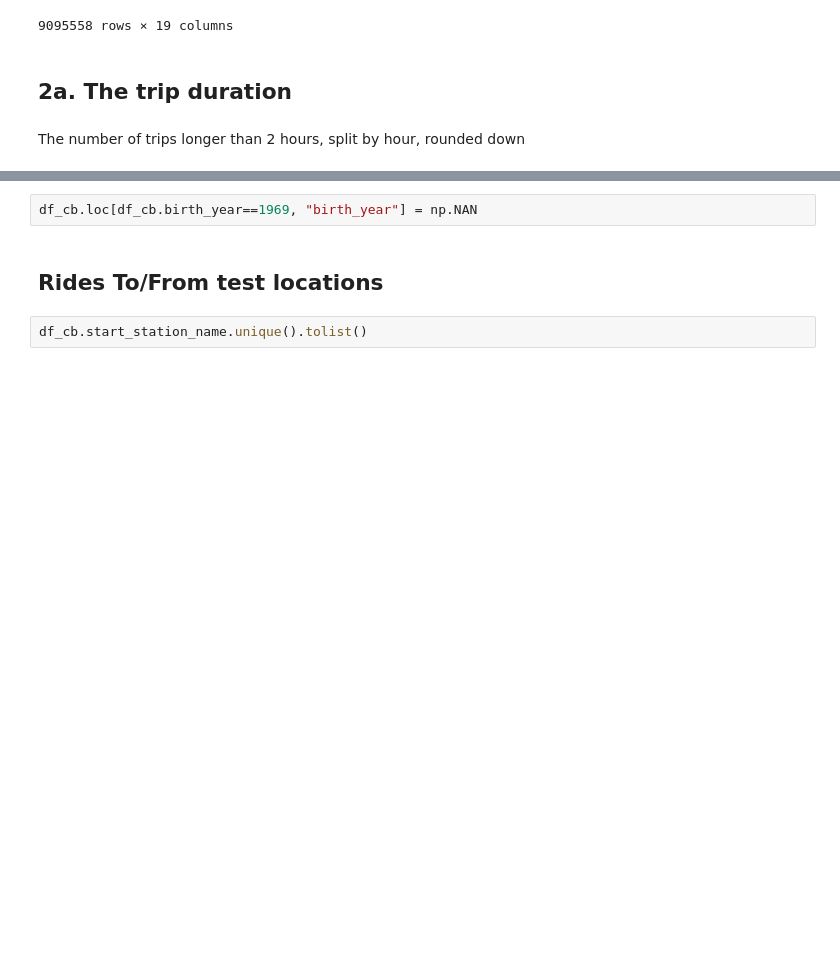
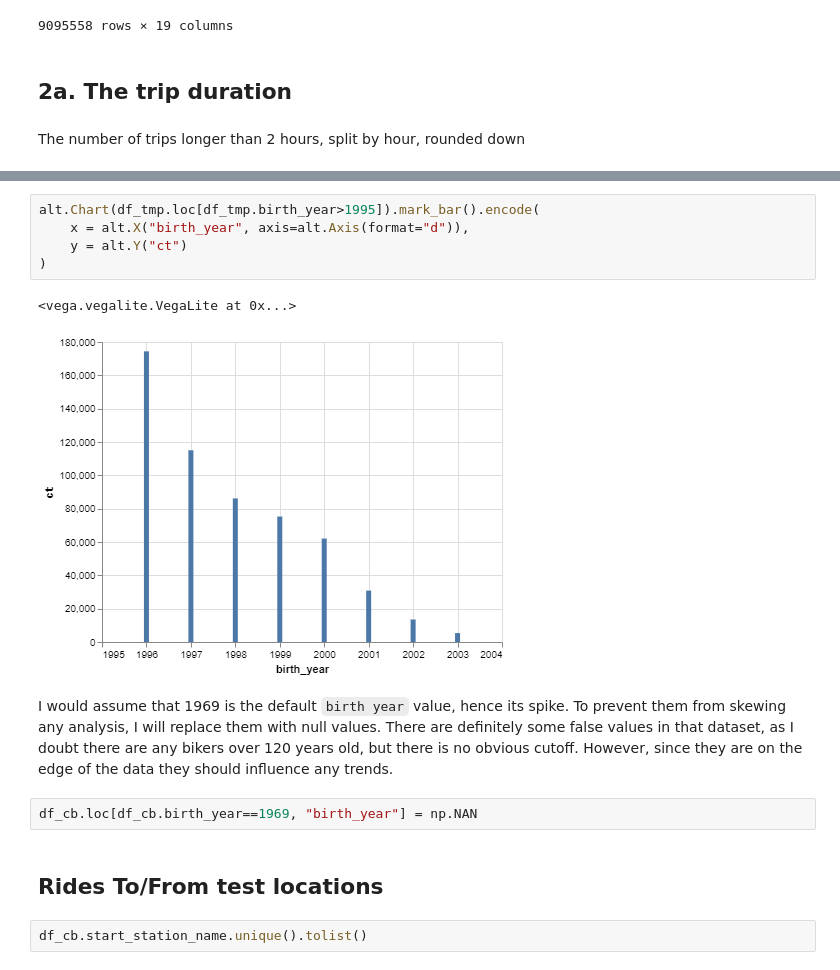
Before and after one commit to MichoelSnow/pydata_nyc_2019, a Jupyter notebook: notebooks/citibike.ipynb, the cells around one changed output, grey strips where cells are left out. Drawn from its saved outputs; the diff is of its cells as text; blank space fills up the shorter version.

```diff
--- a/notebooks/citibike.ipynb
+++ b/notebooks/citibike.ipynb
@@ -285,3 +224,13 @@ alt.Chart(df_tmp).mark_bar().encode(
+# %%
+alt.Chart(df_tmp.loc[df_tmp.birth_year>1995]).mark_bar().encode(
+    x = alt.X("birth_year", axis=alt.Axis(format="d")),
+    y = alt.Y("ct")
+)
+# %% [output]
+<vega.vegalite.VegaLite at 0x...>
+[figure, added]
+# %% [markdown]
+I would assume that 1969 is the default `birth year` value, hence its spike.  To prevent them from skewing any analysis, I will replace them with null values.  There are definitely some false values in that dataset, as I doubt there are any bikers over 120 years old, but there is no obvious cutoff.  However, since they are on the edge of the data they should influence any trends.
 # %%
 df_cb.loc[df_cb.birth_year==1969, "birth_year"] = np.NAN
 # %% [markdown]
```
Also changed, not shown: parts of 12 cells of this notebook.
